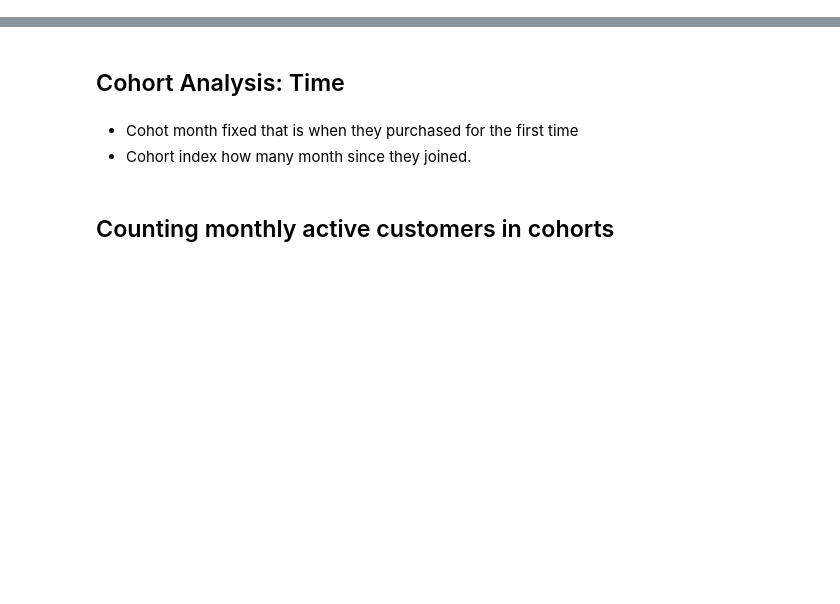
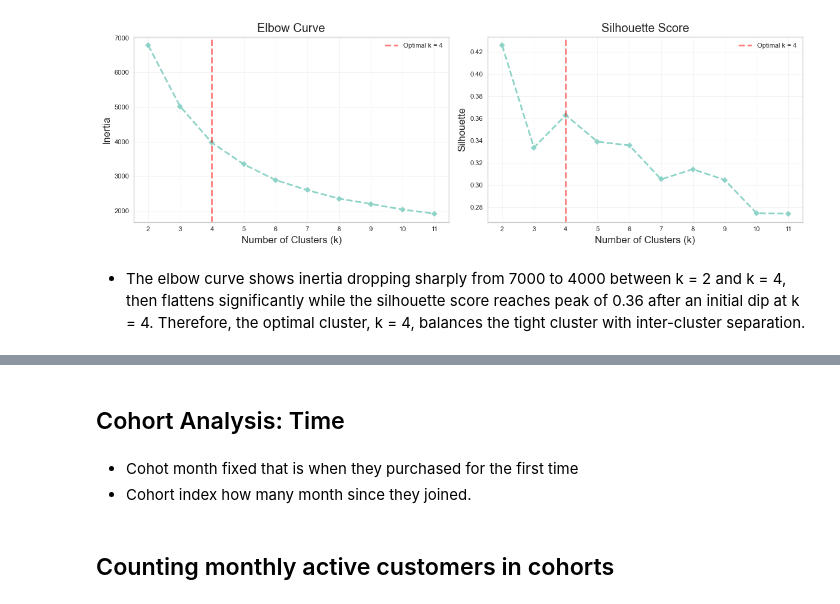
Before and after one commit to aguchhait-stack/Online_Retail_II, a Jupyter notebook: online_retail_uci.ipynb, the cells around one changed output, grey strips where cells are left out. Cells and saved outputs as stored; diff of their text form; code cells hidden in the pictures; blank space fills up the shorter version.

```diff
--- a/online_retail_uci.ipynb
+++ b/online_retail_uci.ipynb
@@ -189,4 +233,13 @@ plt.show()
 # %%
+# Log transformation
+X=np.log(rfm[["Recency", "Frequency", "Monetary"]])
+
+# train-test split with 80% train set, random state for reproducibility
+X_train,X_test = train_test_split(X, test_size=0.2,random_state=42)
+
+# Standardization - fit only on train set to ensure no data leakage
 scaler = StandardScaler()
-scaled = scaler.fit_transform(np.log1p(rfm[['Recency','Frequency',"Monetary"]]))
-print(pd.DataFrame(scaled,index=rfm.index,columns=['Recency','Frequency',"Monetary"]).describe().round(2))
+X_train_scaled = scaler.fit_transform(X_train)
+
+# Transform only on test set
+X_test_scaled = scaler.transform(X_test)
@@ -244,0 +254,31 @@ Length: 1, dtype: str
+# %%
+# Loops
+inertia = []
+silhouette =[]
+for cluster in range(2,12): # Silhouette need at least two cluster.
+    kmeans = KMeans(n_clusters = cluster,random_state = 42)
+    kmeans.fit(X_train_scaled)
+    inertia.append(kmeans.inertia_)
+    test_label = kmeans.predict(X_test_scaled) # Predicted lables
+    silhouette.append(silhouette_score(X_test_scaled,test_label))
+fig,axis = plt.subplots(1,2,figsize=(12,4))
+axis[0].plot(range(2,12),inertia,marker='D',linestyle='--')
+axis[1].plot(range(2,12),silhouette,marker='D',linestyle='--')
+axis[0].set_xlabel("Number of Clusters (k)")
+axis[0].set_ylabel("Inertia")
+axis[0].set_title("Elbow Curve")
+axis[0].set_xticks(range(2,12))
+axis[1].set_xticks(range(2,12))
+axis[0].axvline(x=4,color='r',linestyle='--',alpha=0.5,label="Optimal k = 4")
+axis[0].legend()
+axis[1].axvline(x=4,color='r',linestyle='--',alpha=0.5,label="Optimal k = 4")
+axis[1].legend()
+axis[0].grid(alpha=0.3)
+axis[1].grid(alpha=0.3)
+axis[1].set_title("Silhouette Score")
+axis[1].set_xlabel("Number of Clusters (k)")
+axis[1].set_ylabel("Silhouette")
+plt.tight_layout()
+plt.show()
+# %% [output]
+[figure, added]
@@ -244,0 +302,2 @@ Length: 1, dtype: str
+# %% [markdown]
+- The elbow curve shows inertia dropping sharply from 7000 to 4000 between k = 2 and k = 4, then flattens significantly while the silhouette score reaches peak of 0.36 after an initial dip at k = 4. Therefore, the optimal cluster, k = 4, balances the tight cluster with inter-cluster separation.
```
Also changed, not shown: parts of 41 cells of this notebook, 3 other files.
